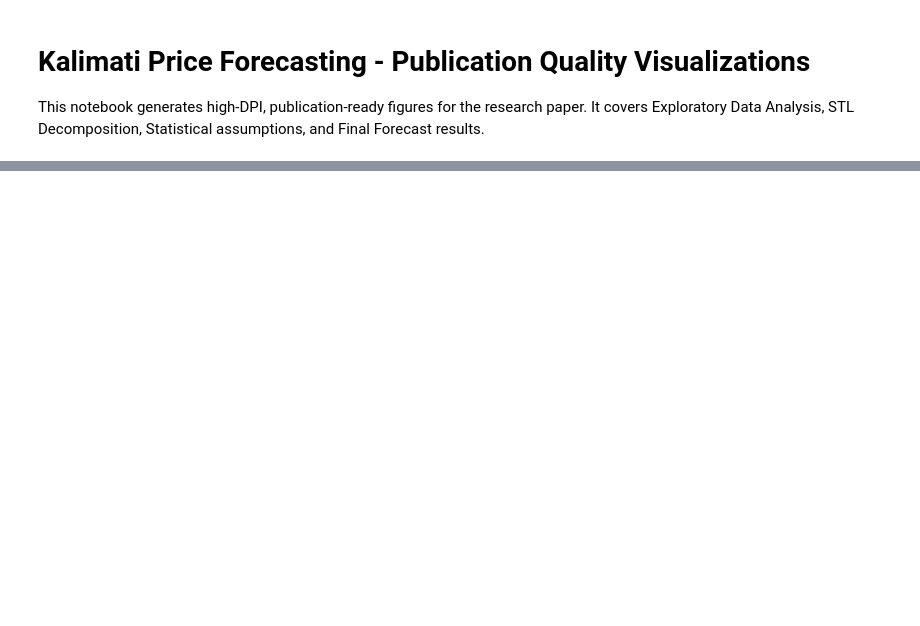
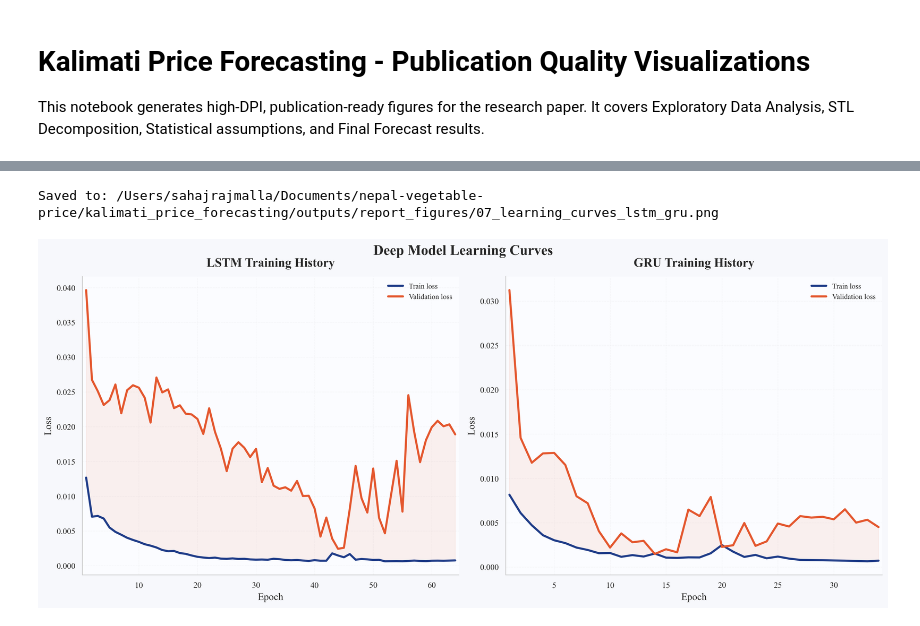
Before and after one commit to sahajrajmalla/nepal-vegetable-price, a Jupyter notebook: kalimati_price_forecasting/viz.ipynb, the cells around one changed output, grey strips where cells are left out. Saved outputs shown, nothing was run; the diff lists cells and outputs as text; code cells hidden in the pictures; blank space fills up the shorter version.

```diff
--- a/kalimati_price_forecasting/viz.ipynb
+++ b/kalimati_price_forecasting/viz.ipynb
@@ -156,0 +790,72 @@ for h in horizons:
+# %%
+from pathlib import Path
+import pandas as pd
+import matplotlib.pyplot as plt
+import seaborn as sns
+
+out_dir = Path("outputs/report_figures")
+out_dir.mkdir(parents=True, exist_ok=True)
+
+sns.set_theme(style="whitegrid", context="paper")
+plt.rcParams.update({
+    "font.family": "serif",
+    "font.serif": ["Times New Roman", "DejaVu Serif", "Times"],
+    "mathtext.fontset": "stix",
+    "figure.dpi": 300,
+    "savefig.dpi": 300,
+    "savefig.bbox": "tight",
+    "savefig.facecolor": "white",
+    "savefig.edgecolor": "white",
+    "axes.titlesize": 15,
+    "axes.labelsize": 12,
+    "xtick.labelsize": 10,
+    "ytick.labelsize": 10,
+    "axes.spines.top": False,
+    "axes.spines.right": False,
+    "axes.linewidth": 0.9,
+    "grid.alpha": 0.15,
+    "grid.linestyle": "--",
+    "grid.linewidth": 0.6,
+    "axes.unicode_minus": False,
+})
+
+fig_bg = "#f7f8fc"
+ax_bg = "#fbfcff"
+train_color = "#1F3C88"
+val_color = "#E4572E"
+
+lstm = pd.read_csv("outputs/reports/kvpi_lstm_training_history.csv")
+gru = pd.read_csv("outputs/reports/kvpi_gru_training_history.csv")
+
+fig, axes = plt.subplots(1, 2, figsize=(14, 5.8), constrained_layout=True)
+fig.patch.set_facecolor(fig_bg)
+
+panels = [
+    (axes[0], lstm, "LSTM Training History"),
+    (axes[1], gru, "GRU Training History"),
+]
+
+for ax, df, title in panels:
+    ax.set_facecolor(ax_bg)
+    ax.plot(df["epoch"], df["train_loss"], color=train_color, linewidth=2.5, label="Train loss")
+    ax.plot(df["epoch"], df["val_loss"], color=val_color, linewidth=2.5, label="Validation loss")
+    ax.fill_between(df["epoch"], df["train_loss"], df["val_loss"], color=val_color, alpha=0.08)
+    ax.set_title(title, pad=12, fontweight="bold")
+    ax.set_xlabel("Epoch")
+    ax.set_ylabel("Loss")
+    ax.grid(True, axis="both")
+    ax.legend(loc="upper right", frameon=False)
+    ax.margins(x=0.01)
+    sns.despine(ax=ax)
+
+fig.suptitle("Deep Model Learning Curves", fontsize=17, fontweight="bold", y=1.03)
+
+save_path = out_dir / "07_learning_curves_lstm_gru.png"
+fig.savefig(save_path, dpi=300, bbox_inches="tight")
+print(f"Saved to: {save_path.resolve()}")
+
+plt.show()
+plt.close(fig)
+# %% [output]
+Saved to: /Users/sahajrajmalla/Documents/nepal-vegetable-price/kalimati_price_forecasting/outputs/report_figures/07_learning_curves_lstm_gru.png
+[figure, added]
```
Also changed, not shown: parts of 14 cells of this notebook.
